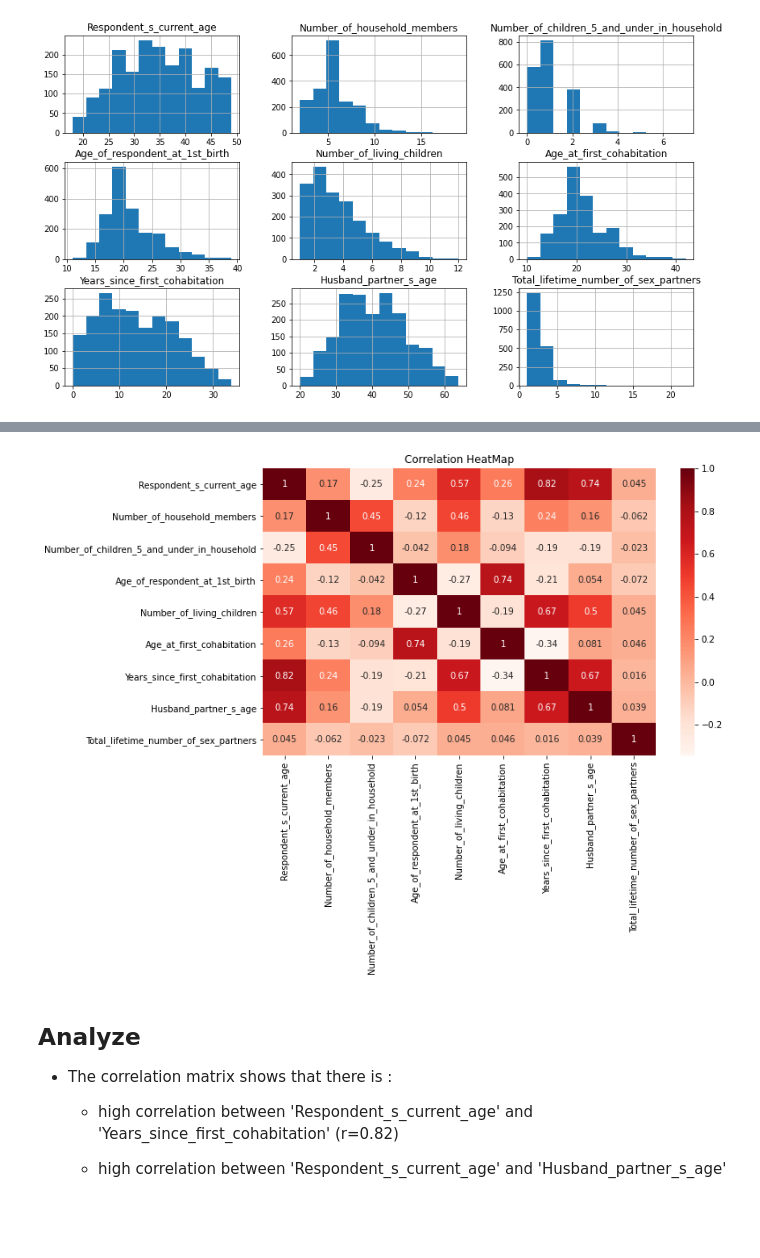
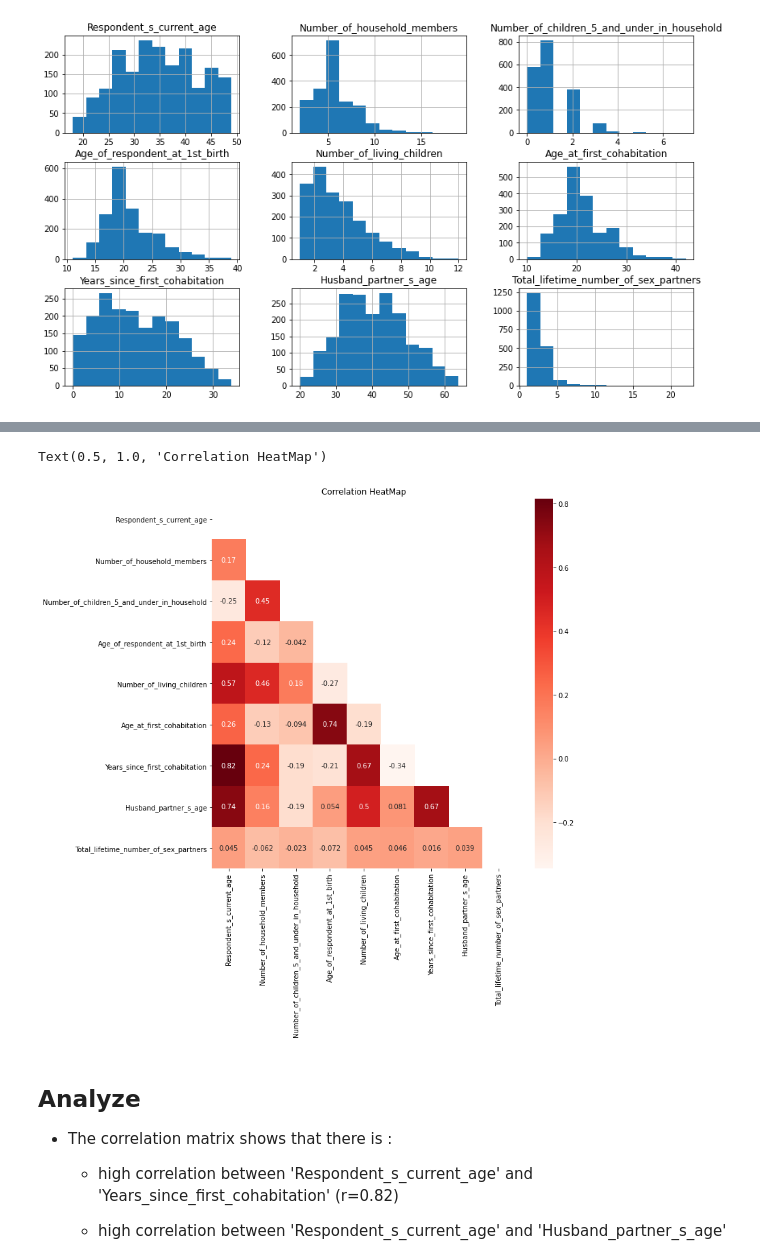
Before and after one commit to MMasson1988/Capstone-s-Project, a Jupyter notebook: Contraception_Project.ipynb, the cells around one changed output, grey strips where cells are left out. Saved outputs shown, nothing was run; the diff lists cells and outputs as text; code cells hidden in the pictures; blank space fills up the shorter version.

```diff
--- a/Contraception_Project.ipynb
+++ b/Contraception_Project.ipynb
@@ -238,3 +316,29 @@ data
 | Respondent_currently_working | 1878 | 2 | Yes | 1504 | 80.09 |
 | Respondent_earns_more_than_husban... | 1878 | 3 | Less than him | 1203 | 64.06 |
 | Use_method | 1878 | 2 | No | 1162 | 61.87 |
+# %%
+def custo(x):
+
+      """
+    This function is created in order to make univariate analysis
+    It creates barplot to show distribution of married woman from a frequencies table
+
+      """
+    # Frequences table
+      custo = pd.DataFrame(df.groupby(x)[['Use_method']].count())
+
+      ax1 = plt.figure(figsize=(18,12))
+      plt.bar(custo.index, custo['Use_method'] ,color = ['coral','grey','red'], edgecolor="black")
+      plt.title('Distribution of of married women by '+ x,size=12)
+
+    # Show the proportions
+      for i in range(len(custo['Use_method'])):
+        plt.text(i,0.1, str(round(custo['Use_method'].values[i]/df.shape[0], 2)*100)+"%", fontsize =12, horizontalalignment='center', verticalalignment='baseline')
+      plt.show
+    #Save the graph
+      plt.savefig('Distribution of married women by '+ x + ".png")
+      return custo
+# %%
+# Let's plot categoric variable
+for col in cat_cols:
+  display(custo(col))
@@ -281,9 +506,17 @@ array([[<matplotlib.axes._subplots.AxesSubplot object at 0x...>,
 # %%
-plt.figure(figsize=(10,6))
-sns.heatmap(df[num_cols].corr(), annot=True, cmap='Reds')
-plt.title('Correlation HeatMap');
+# creating mask
+mask = np.triu(np.ones_like(df[num_cols].corr()))
+
+# display size
+plt.figure(figsize=(10,10))
+
+# plotting a triangle correlation heatmap
+sns.heatmap(df[num_cols].corr(), annot=True, cmap='Reds', mask=mask)
+# display title
+plt.title('Correlation HeatMap')
 # %% [output]
+Text(0.5, 1.0, 'Correlation HeatMap')
-[figure, old version]
+[figure, new version]
 # %% [markdown]
 ## Analyze
 
```
Also changed, not shown: parts of 73 cells of this notebook.
